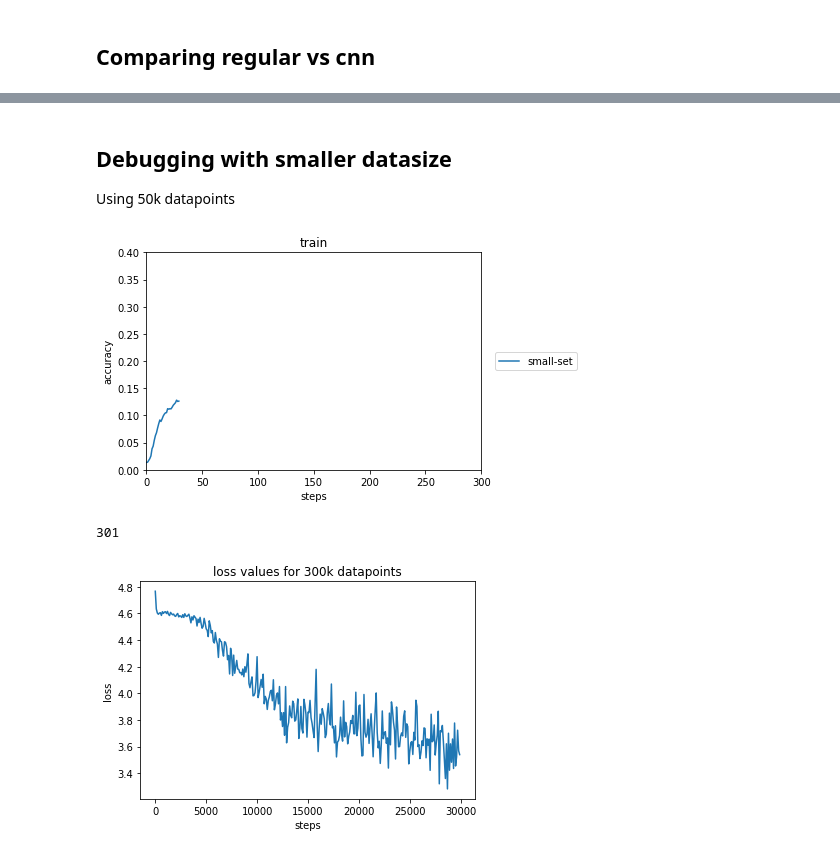
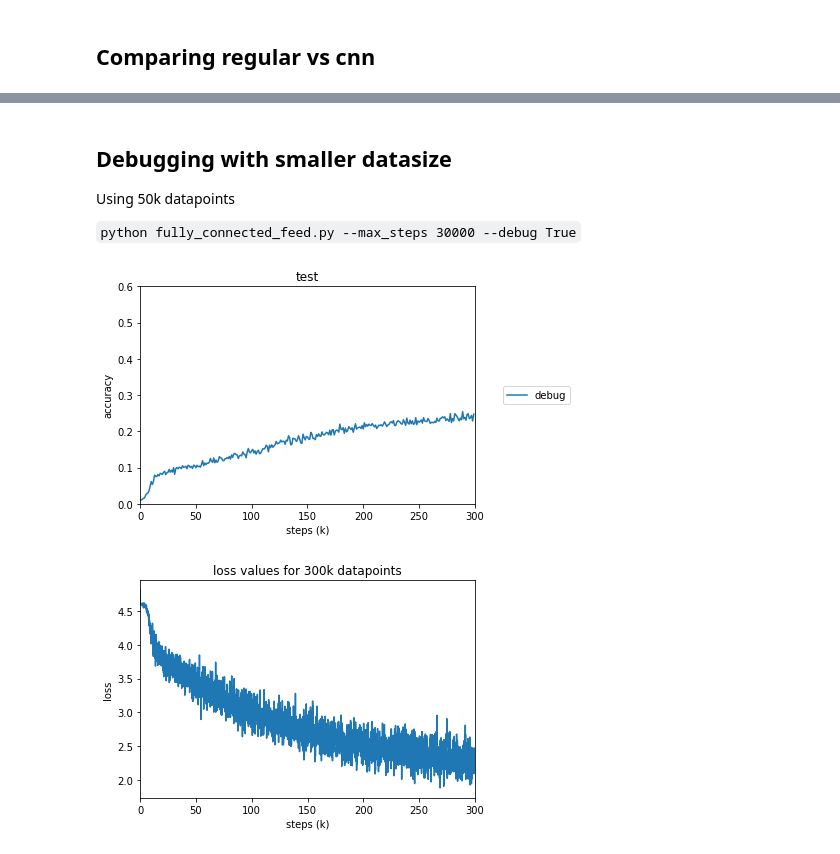
Before and after one commit to gfanti/bitcoin-deanonymization, a Jupyter notebook: vis-tests.ipynb, the cells around one changed output, grey strips where cells are left out. Saved outputs shown, nothing was run; the diff lists cells and outputs as text; code cells hidden in the pictures.

Commit message:
add debug-set data

```diff
--- a/vis-tests.ipynb
+++ b/vis-tests.ipynb
@@ -62,8 +62,8 @@ def plot_group(ds, j, lbl):
     for i, arr in enumerate(ds):
         plt.plot((ds[i])[:,j], label=lbl[i])
         plt.xlim(0,300)
-        plt.ylim(0,.4)
-        plt.xlabel('steps')
+        plt.ylim(0,.6)
+        plt.xlabel('steps (k)')
         plt.ylabel('accuracy')
 
     plt.title(titles[j])
@@ -100,8 +100,8 @@ for i, arr in enumerate(oneH):
         plt.plot(oneH[i][:,j])
         plt.title(titles[j])
         plt.xlim(0,300)
-        plt.ylim(0,.4)
-        plt.xlabel('steps')
+        plt.ylim(0,.6)
+        plt.xlabel('steps (k)')
         plt.ylabel('accuracy')
     plt.suptitle('100x100')
     plt.show()
@@ -129,8 +131,8 @@ for i, arr in enumerate(ds):
         plt.plot((ds[i])[:,j])
         plt.title(titles[j])
         plt.xlim(0,300)
-        plt.ylim(0,.4)
-        plt.xlabel('steps')
+        plt.ylim(0,.6)
+        plt.xlabel('steps (k)')
         plt.ylabel('accuracy')
     plt.suptitle('test ' + str(i+1) + ' -- ' + str(300 + (i)*50)+'k')
     plt.show()
@@ -198,7 +202,8 @@ loss = []
 loss += [np.genfromtxt('tests/cnnloss/cnnloss_300000.csv', delimiter=',')]
 for i, arr in enumerate(loss):
     plt.figure()
-    plt.plot([100*j for j in range(len(arr))],arr)
+    plt.plot([j/10.0 for j in range(len(arr))],arr)
+    plt.xlim(0,300)
     plt.title('loss values for '+str(300 + i*50)+'k datapoints')
     plt.xlabel('steps')
     plt.ylabel('loss')
@@ -226,31 +231,32 @@ plot_group(reg_vs_cnn, 0, ['reg','cnn'])
 ## Debugging with smaller datasize
 
 Using 50k datapoints
+
+`python fully_connected_feed.py --max_steps 30000 --debug True`
 # %%
 ds = []
 
-ds += [np.genfromtxt('tests/small-datasize/small-datasize_300000.csv', delimiter=',')]
+ds += [np.genfromtxt('tests/unknown-test/unknown-test_300000.csv', delimiter=',')]
 
 for i, arr in enumerate(ds):
     # strip last value
     ds[i] = arr[:-1].reshape((-1,3))
 
 ds = np.array(ds)
 
-plot_group(ds, 0, ['small-set'])
+plot_group(ds, 2, ['debug'])
 
 loss = []
 
-loss += [np.genfromtxt('tests/small-datasizeloss/small-datasizeloss_300000.csv', delimiter=',')]
-print len(loss[i])
+loss += [np.genfromtxt('tests/unknown-testloss/unknown-testloss_300000.csv', delimiter=',')]
 for i, arr in enumerate(loss):
     plt.figure()
-    plt.plot([100*j for j in range(len(arr))],arr)
+    plt.plot([j/10.0 for j in range(len(arr))],arr)
+    plt.xlim(0,300)
     plt.title('loss values for '+str(300 + i*50)+'k datapoints')
-    plt.xlabel('steps')
+    plt.xlabel('steps (k)')
     plt.ylabel('loss')
     plt.show()
 # %% [output]
-[figure, old version]
+[figure, new version]
-301
-[figure, old version]
+[figure, new version]
```
Also changed, not shown: parts of 9 cells of this notebook, 2 other files.
